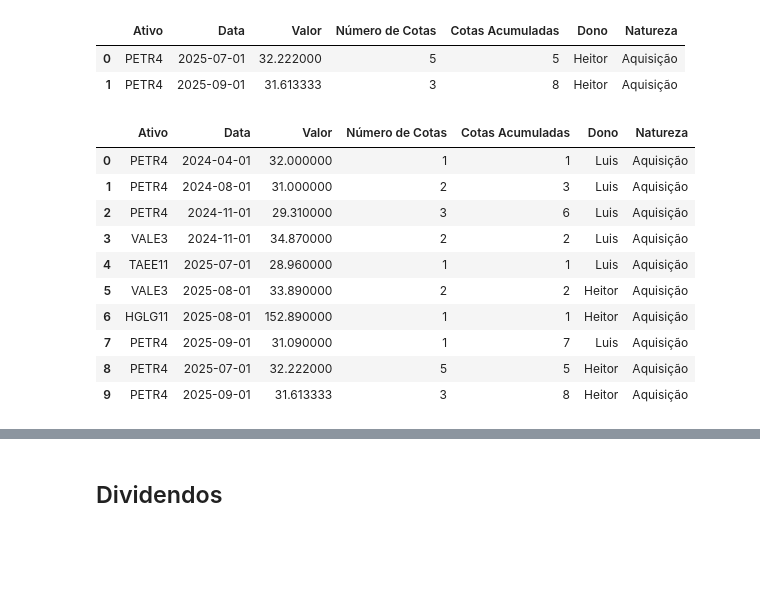
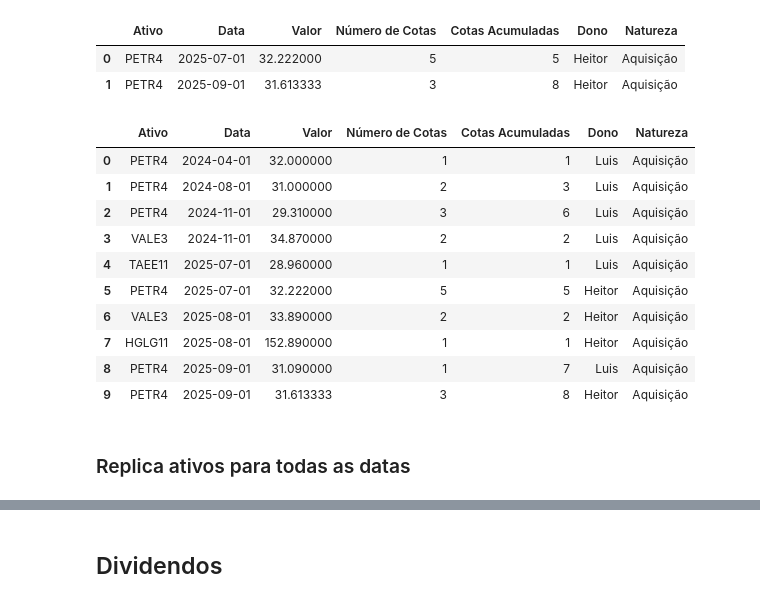
Before and after one commit to LuisHenrique7/Analise-Financeira, a Jupyter notebook: Modelagem da Carteira de Ativos.ipynb, the cells around one changed output, grey strips where cells are left out. Saved outputs shown, nothing was run; the diff lists cells and outputs as text; code cells hidden in the pictures; blank space fills up the shorter version.

```diff
--- a/Modelagem da Carteira de Ativos.ipynb
+++ b/Modelagem da Carteira de Ativos.ipynb
@@ -372,20 +358,22 @@ pd.DataFrame(dicionario_novo)
 # %%
 # Remove as aquisições do mesmo dia e adiciona a média ponderada da compra
 
 df_aquisicao.drop(indices_mesmo_dia, inplace=True)
 df_aquisicao = pd.concat([df_aquisicao, pd.DataFrame(dicionario_novo)])
-df_aquisicao.sort_values(by="Data")
+df_aquisicao.sort_values(by="Data", inplace=True)
 df_aquisicao.index = range(len(df_aquisicao))
 df_aquisicao
 # %% [output]
 |  | Ativo | Data | Valor | Número de Cotas | Cotas Acumuladas | Dono | Natureza |
 | 0 | PETR4 | 2024-04-01 | 32.000000 | 1 | 1 | Luis | Aquisição |
 | 1 | PETR4 | 2024-08-01 | 31.000000 | 2 | 3 | Luis | Aquisição |
 | 2 | PETR4 | 2024-11-01 | 29.310000 | 3 | 6 | Luis | Aquisição |
 | 3 | VALE3 | 2024-11-01 | 34.870000 | 2 | 2 | Luis | Aquisição |
 | 4 | TAEE11 | 2025-07-01 | 28.960000 | 1 | 1 | Luis | Aquisição |
-| 5 | VALE3 | 2025-08-01 | 33.890000 | 2 | 2 | Heitor | Aquisição |
-| 6 | HGLG11 | 2025-08-01 | 152.890000 | 1 | 1 | Heitor | Aquisição |
-| 7 | PETR4 | 2025-09-01 | 31.090000 | 1 | 7 | Luis | Aquisição |
-| 8 | PETR4 | 2025-07-01 | 32.222000 | 5 | 5 | Heitor | Aquisição |
+| 5 | PETR4 | 2025-07-01 | 32.222000 | 5 | 5 | Heitor | Aquisição |
+| 6 | VALE3 | 2025-08-01 | 33.890000 | 2 | 2 | Heitor | Aquisição |
+| 7 | HGLG11 | 2025-08-01 | 152.890000 | 1 | 1 | Heitor | Aquisição |
+| 8 | PETR4 | 2025-09-01 | 31.090000 | 1 | 7 | Luis | Aquisição |
 | 9 | PETR4 | 2025-09-01 | 31.613333 | 3 | 8 | Heitor | Aquisição |
+# %% [markdown]
+### Replica ativos para todas as datas
```
Also changed, not shown: parts of 20 cells of this notebook, 14 other files.
